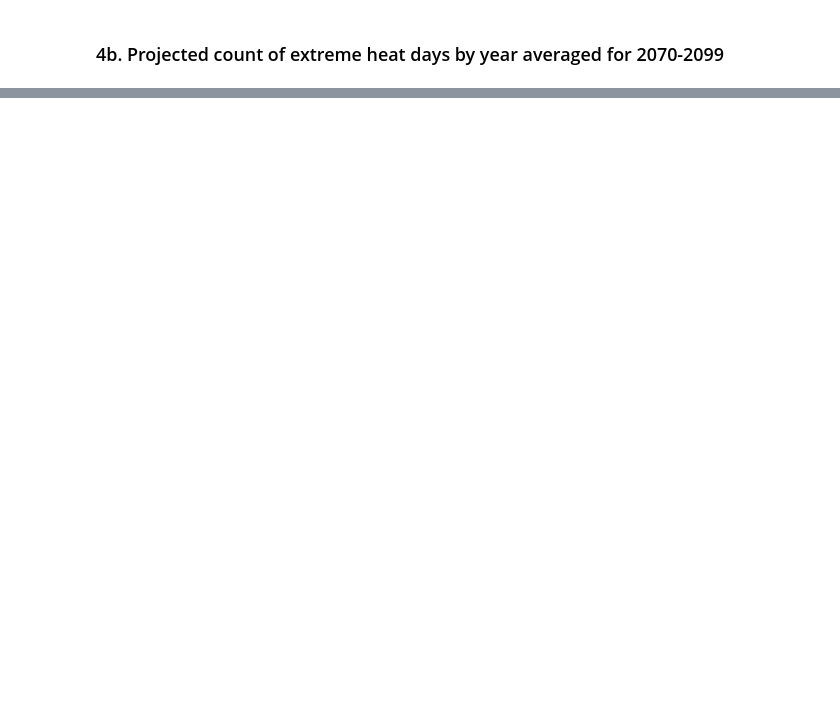
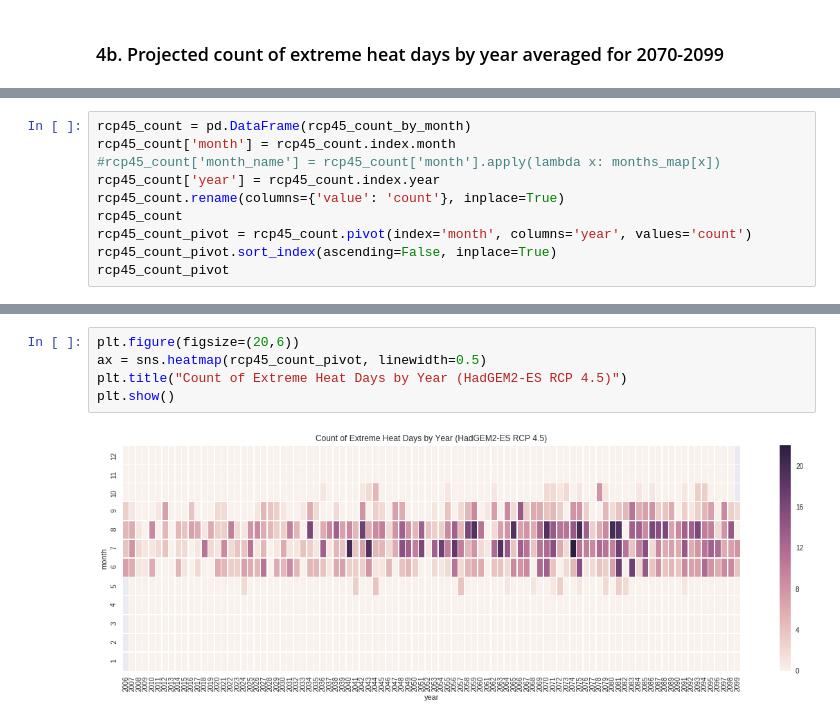
Before and after one commit to berkeley-gif/caladapt-docs, a Jupyter notebook: cookbook/daily_data_extreme_heat.ipynb, the cells around one changed output, grey strips where cells are left out. Drawn from its saved outputs; the diff is of its cells as text; blank space fills up the shorter version.

```diff
--- a/cookbook/daily_data_extreme_heat.ipynb
+++ b/cookbook/daily_data_extreme_heat.ipynb
@@ -395,0 +458,10 @@ plt.grid(True)
+# %%
+rcp45_count = pd.DataFrame(rcp45_count_by_month)
+rcp45_count['month'] = rcp45_count.index.month
+#rcp45_count['month_name'] = rcp45_count['month'].apply(lambda x: months_map[x])
+rcp45_count['year'] = rcp45_count.index.year
+rcp45_count.rename(columns={'value': 'count'}, inplace=True)
+rcp45_count
+rcp45_count_pivot = rcp45_count.pivot(index='month', columns='year', values='count')
+rcp45_count_pivot.sort_index(ascending=False, inplace=True)
+rcp45_count_pivot
@@ -395,0 +484,7 @@ plt.grid(True)
+# %%
+plt.figure(figsize=(20,6))
+ax = sns.heatmap(rcp45_count_pivot, linewidth=0.5)
+plt.title("Count of Extreme Heat Days by Year (HadGEM2-ES RCP 4.5)")
+plt.show()
+# %% [output]
+[figure, added]
```
Also changed, not shown: parts of 31 cells of this notebook.
